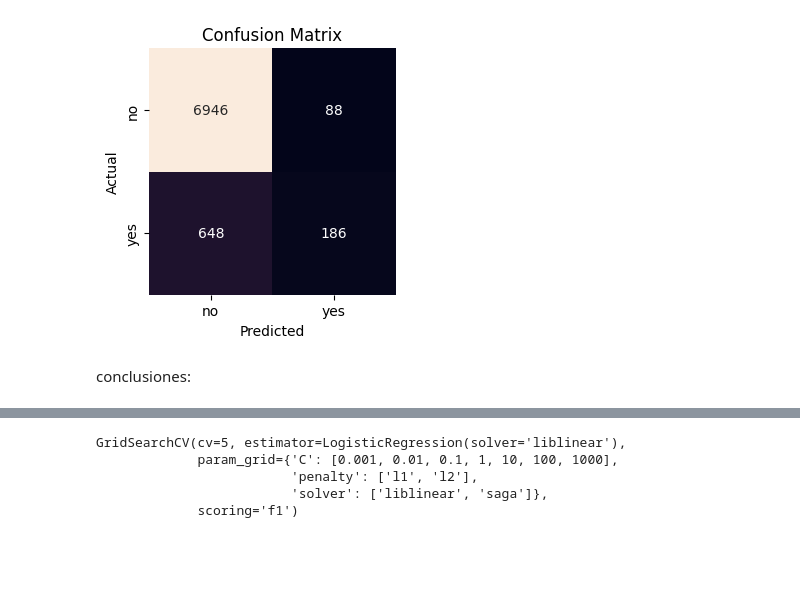
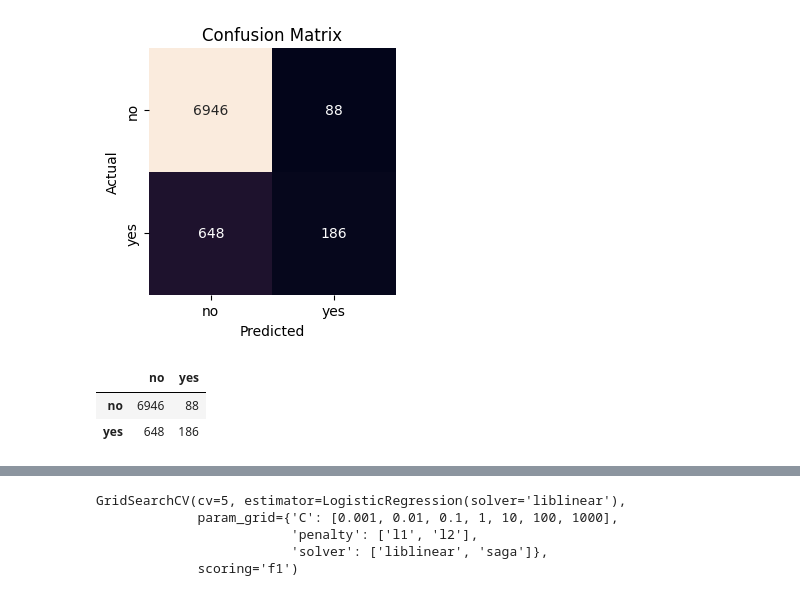
Before and after one commit to 4GeeksAcademy/machine-learning-python-template_regresion_logistica_melissahm, a Jupyter notebook: src/explore.ipynb, the cells around one changed output, grey strips where cells are left out. Drawn from its saved outputs; the diff is of its cells as text; code cells hidden in the pictures; blank space fills up the shorter version.

```diff
--- a/src/explore.ipynb
+++ b/src/explore.ipynb
@@ -1145,5 +1151,9 @@ plt.title('Confusion Matrix')
 plt.show()
 # %% [output]
 [figure]
-# %% [markdown]
-conclusiones:
+# %%
+cm_df
+# %% [output]
+|  | no | yes |
+| no | 6946 | 88 |
+| yes | 648 | 186 |
```
Also changed, not shown: parts of 10 cells of this notebook.
